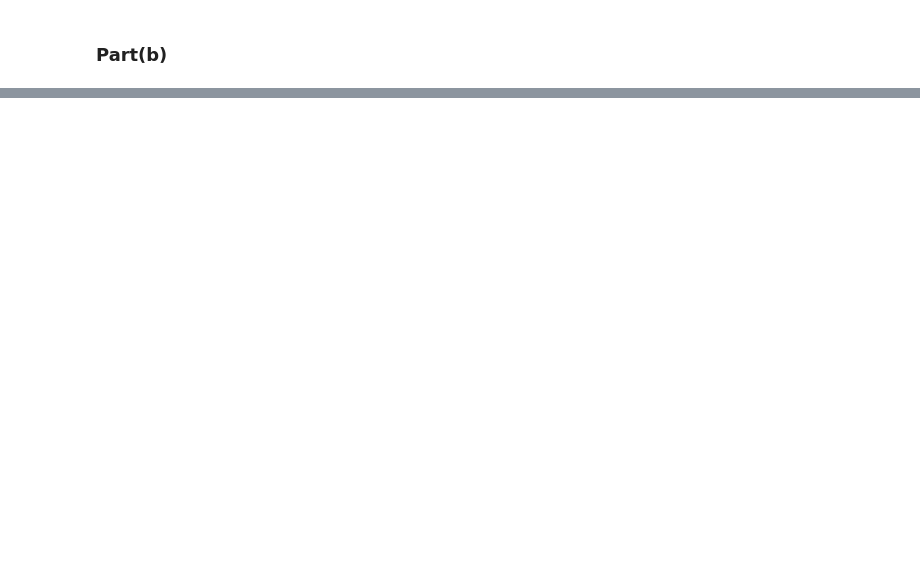
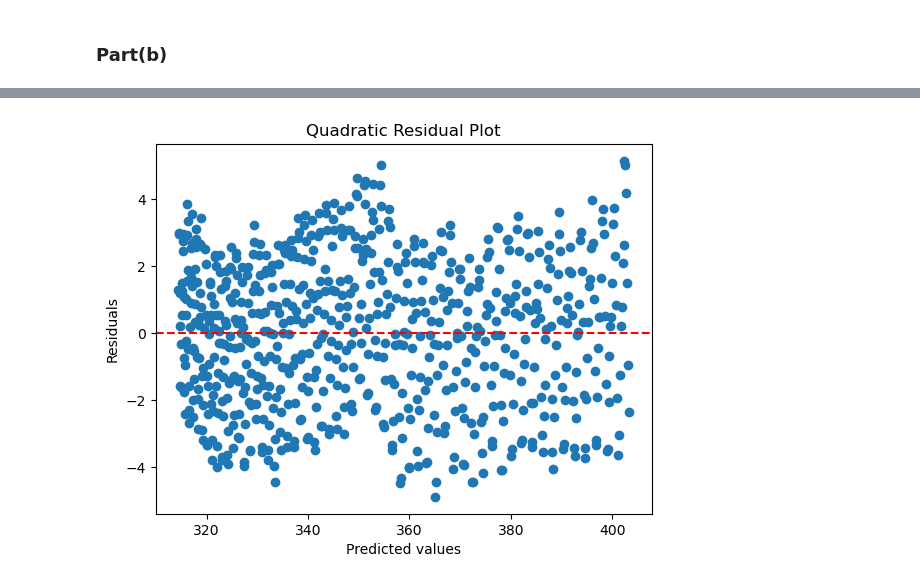
Before and after one commit to stephen-d-r-andrews/6373Pset3, a Jupyter notebook: part1.ipynb, the cells around one changed output, grey strips where cells are left out. Cells and saved outputs as stored; diff of their text form; code cells hidden in the pictures; blank space fills up the shorter version.

```diff
--- a/part1.ipynb
+++ b/part1.ipynb
@@ -61,7 +61,7 @@ plt.show()
 # %% [markdown]
 ### Part(b)
 # %%
-deg2_array = filtered_array
+t2 = (filtered_array[:, 0])**2
 
-t2 = ((filtered_array[:, 0])**2).reshape(-1,1)
+deg2_array = np.insert(filtered_array, 1, t2, axis=1)
 # %%
@@ -81,0 +85,10 @@ t2 = ((filtered_array[:, 0])**2).reshape(-1,1)
+# %%
+plt.scatter(y_pred, residuals)
+plt.axhline(0, color='red', linestyle='--')  # Horizontal line at 0
+plt.xlabel("Predicted values")
+plt.ylabel("Residuals")
+plt.title("Quadratic Residual Plot")
+plt.savefig("Quadratic Residual Plot")
+plt.show()
+# %% [output]
+[figure, added]
```
Also changed, not shown: parts of 2 cells of this notebook, 2 other files.
